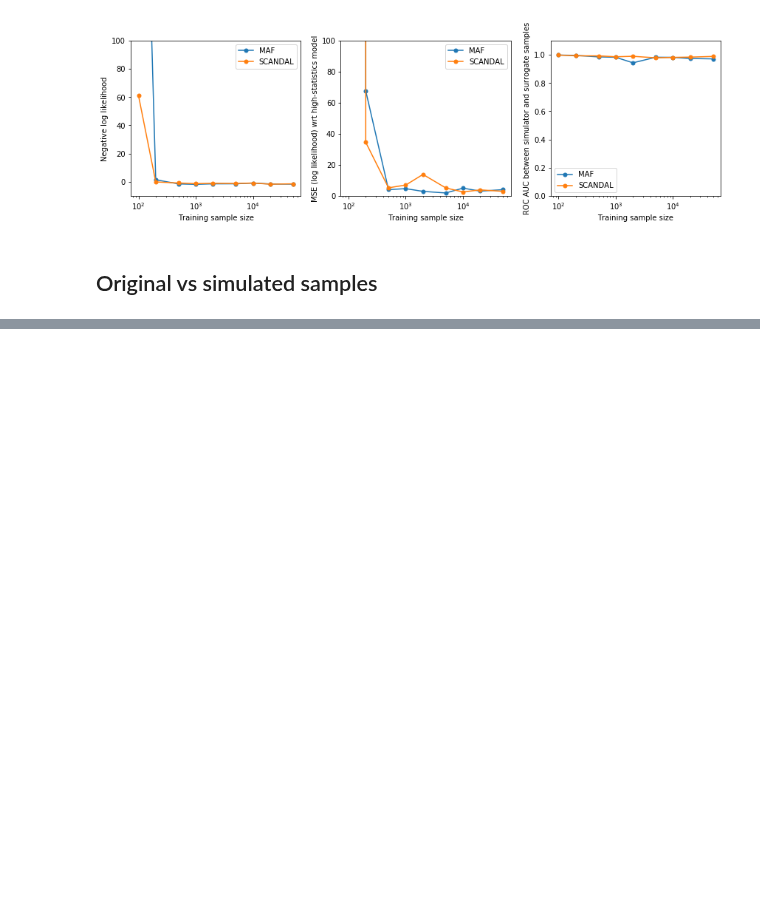
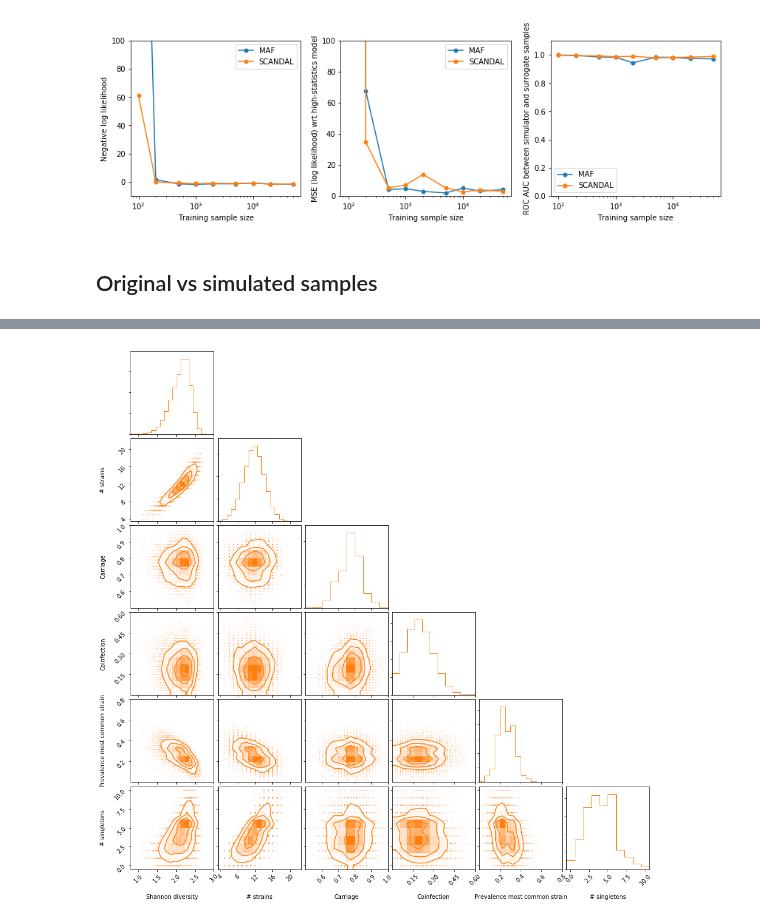
Before and after one commit to johannbrehmer/goldmine, a Jupyter notebook: goldmine/evaluation/epidemiology_performance.ipynb, the cells around one changed output, grey strips where cells are left out. Cells and saved outputs as stored; diff of their text form; code cells hidden in the pictures; blank space fills up the shorter version.

```diff
--- a/goldmine/evaluation/epidemiology_performance.ipynb
+++ b/goldmine/evaluation/epidemiology_performance.ipynb
@@ -148,0 +154,8 @@ _ = corner.corner(x_maf)
+# %%
+figure = corner.corner(x_maf,
+                       labels=x_labels,
+                       range=x_ranges,
+                       bins=x_bins,
+                       color='C1')
+# %% [output]
+[figure, added]
```
Also changed, not shown: parts of 5 cells of this notebook, 1 other file.
